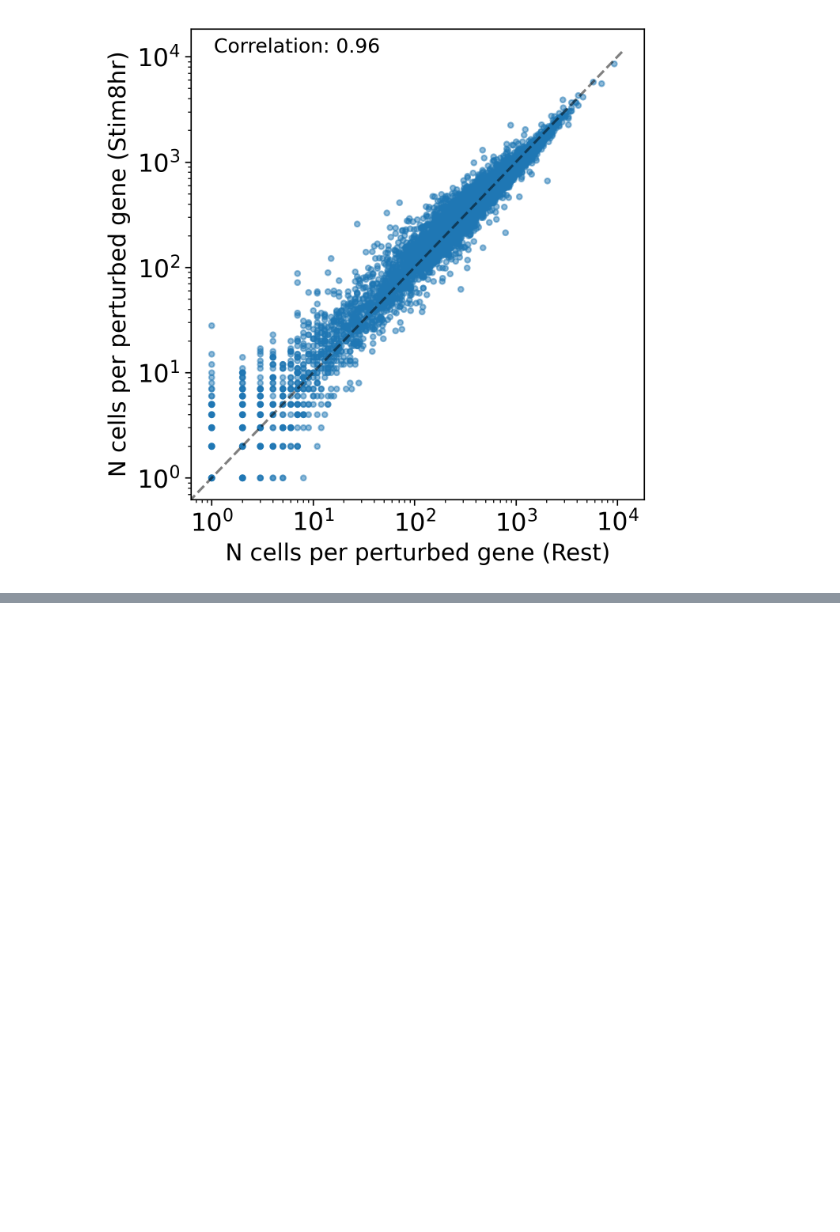
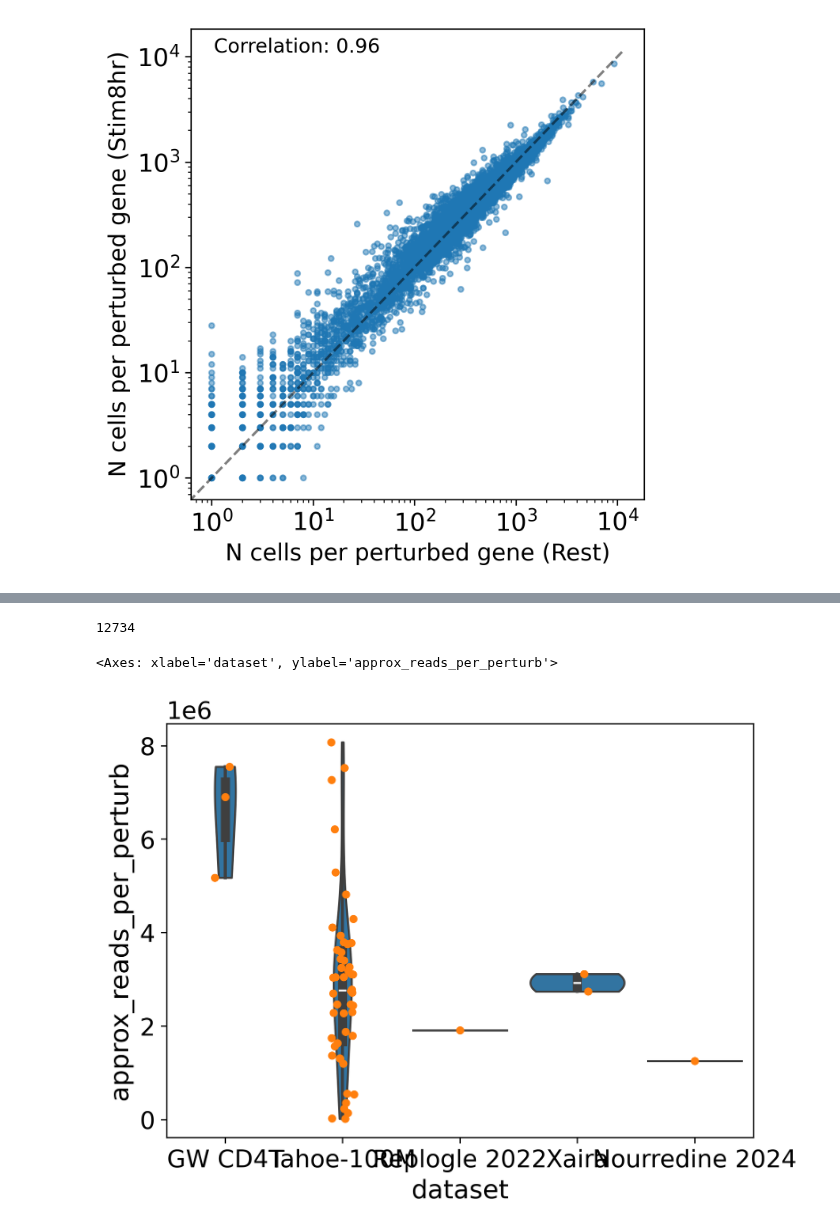
Before and after one commit to emdann/GWT_perturbseq_analysis_2025, a Jupyter notebook: src/1_preprocess/qc_final.ipynb, the cells around one changed output, grey strips where cells are left out. Cells and saved outputs as stored; diff of their text form; code cells hidden in the pictures; blank space fills up the shorter version.

```diff
--- a/src/1_preprocess/qc_final.ipynb
+++ b/src/1_preprocess/qc_final.ipynb
@@ -450,0 +535,31 @@ plt.tight_layout()
+# %%
+tahoe_stats = pd.read_csv('../../metadata/Tahoe100M_cellline_stats.csv', index_col=0)
+tahoe_stats['dataset'] = 'Tahoe-100M'
+
+# Stats from the papers
+tahoe_stats.loc[len(tahoe_stats)] = {'cell_line': 'K562', 'median_n_cells_x_perturb': 166, 'median_tscp_count': 11499, 'dataset': 'Replogle 2022'}
+tahoe_stats.loc[len(tahoe_stats)] = {'cell_line': 'HCT116', 'median_n_cells_x_perturb': 141, 'median_tscp_count': 19416, 'dataset': 'Xaira'}
+tahoe_stats.loc[len(tahoe_stats)] = {'cell_line': 'HEK293T', 'median_n_cells_x_perturb': 188, 'median_tscp_count': 16557, 'dataset': 'Xaira'}
+tahoe_stats.loc[len(tahoe_stats)] = {'cell_line': 'iPSC', 'median_n_cells_x_perturb': 250, 'median_tscp_count': 5000, 'dataset': 'Nourredine 2024'}
+# %%
+n_cells_count_df['perturbed_gene_name'].nunique()
+# %% [output]
+12734
+# %%
+# Stats from this dataset
+median_tscp_counts_study = all_qc_summary.groupby('culture_condition')['mean_total_counts'].median().reset_index()
+median_n_cells_x_perturb_study = n_cells_count_df.groupby('culture_condition')['n_cells'].median().reset_index()
+this_dataset_stats = pd.merge(median_n_cells_x_perturb_study, median_tscp_counts_study).rename({
+    'culture_condition':'cell_line',
+    'n_cells':'median_n_cells_x_perturb',
+    'mean_total_counts':'median_tscp_count',
+}, axis=1)
+this_dataset_stats['dataset'] = 'GW CD4T'
+all_dataset_stats = pd.concat([this_dataset_stats, tahoe_stats])
+# %%
+all_dataset_stats['approx_reads_per_perturb'] = all_dataset_stats['median_tscp_count']*all_dataset_stats['median_n_cells_x_perturb']
+sns.violinplot(data=all_dataset_stats, x='dataset', y='approx_reads_per_perturb', cut=0)
+sns.stripplot(data=all_dataset_stats, x='dataset', y='approx_reads_per_perturb')
+# %% [output]
+<Axes: xlabel='dataset', ylabel='approx_reads_per_perturb'>
+[figure, added]
```
Also changed, not shown: parts of 9 cells of this notebook, 2 other files.
